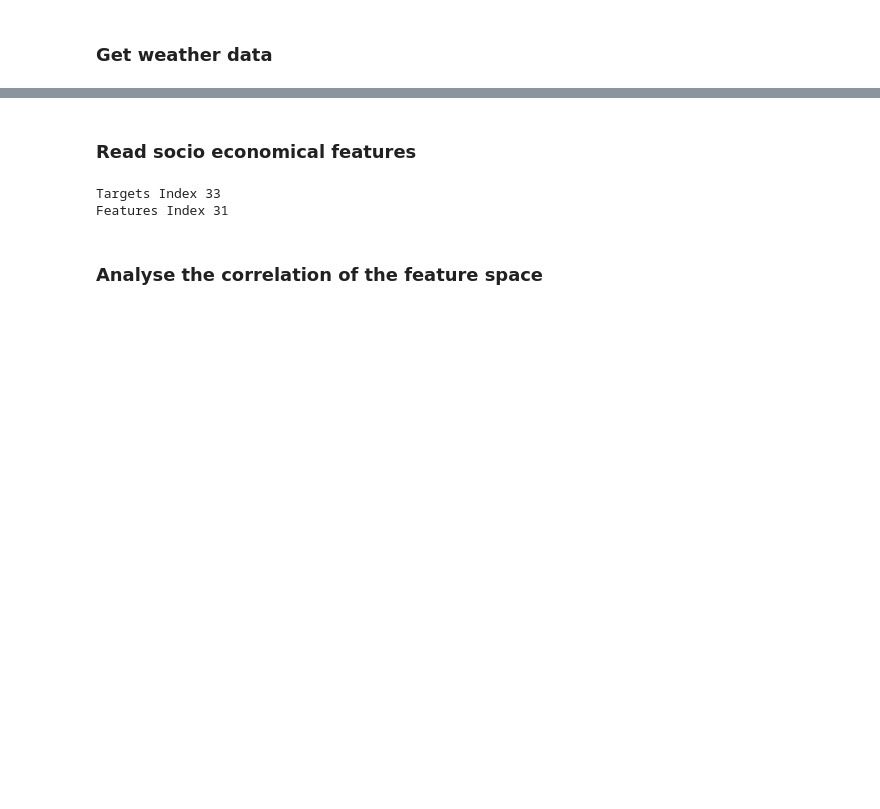
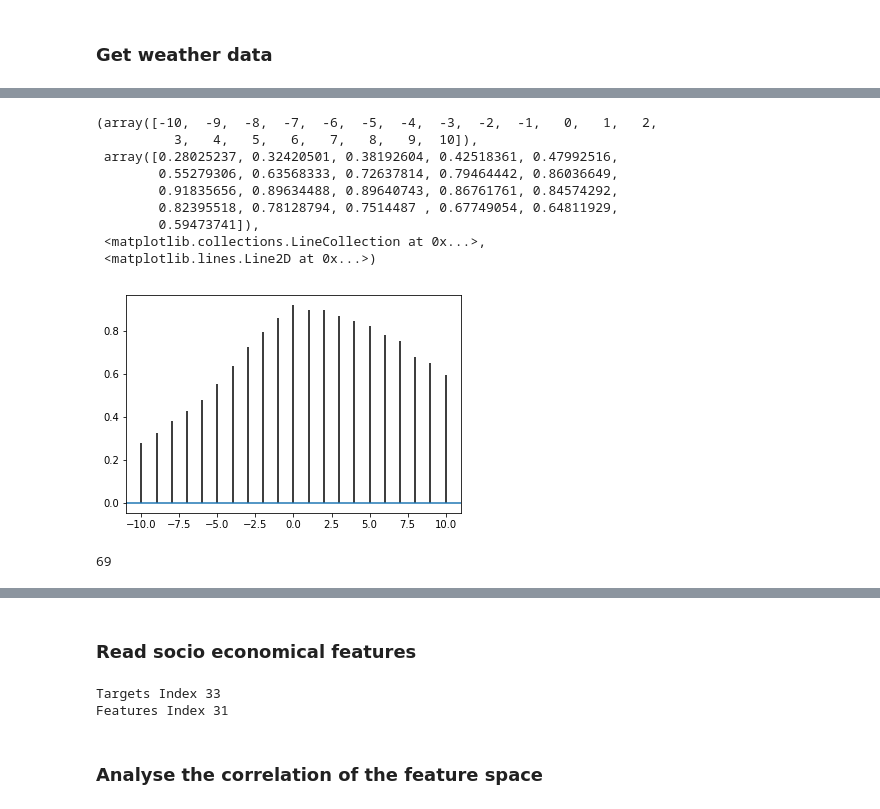
Before and after one commit to matthiasboeker/Covid_19_Forecast, a Jupyter notebook: Notebooks/ARIMA_Approach.ipynb, the cells around one changed output, grey strips where cells are left out. Cells and saved outputs as stored; diff of their text form; code cells hidden in the pictures; blank space fills up the shorter version.

```diff
--- a/Notebooks/ARIMA_Approach.ipynb
+++ b/Notebooks/ARIMA_Approach.ipynb
@@ -219,3 +251,21 @@ FileNotFoundError: [Errno 2] No such file or directory: '.../Data/weather/german
+# %%
+from matplotlib import pyplot
+pyplot.xcorr(DE.loc[:,'Infected'].diff().iloc[1:],IT.loc[:,'Infected'].diff().iloc[1:])
+# %% [output]
+(array([-10,  -9,  -8,  -7,  -6,  -5,  -4,  -3,  -2,  -1,   0,   1,   2,
+          3,   4,   5,   6,   7,   8,   9,  10]),
+ array([0.28025237, 0.32420501, 0.38192604, 0.42518361, 0.47992516,
+        0.55279306, 0.63568333, 0.72637814, 0.79464442, 0.86036649,
+        0.91835656, 0.89634488, 0.89640743, 0.86761761, 0.84574292,
+        0.82395518, 0.78128794, 0.7514487 , 0.67749054, 0.64811929,
+        0.59473741]),
+ <matplotlib.collections.LineCollection at 0x...>,
+ <matplotlib.lines.Line2D at 0x...>)
+[figure, added]
+# %%
+len(DE.loc[:,'Infected'].iloc[1:])
+# %% [output]
+69
 # %%
 weather = pd.read_csv("../Data/weather/germany/Germany.csv")
 # %% [output]
```
Also changed, not shown: parts of 11 cells of this notebook.
